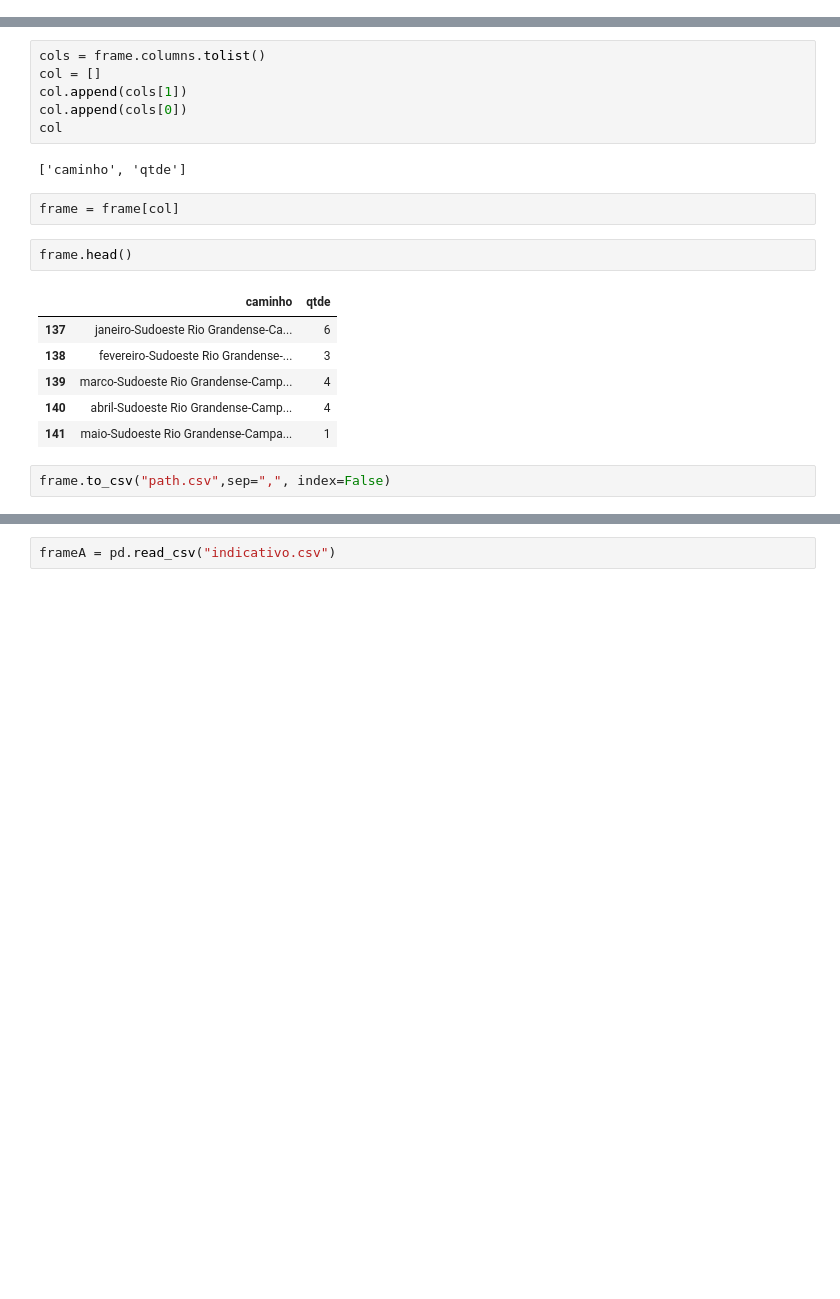
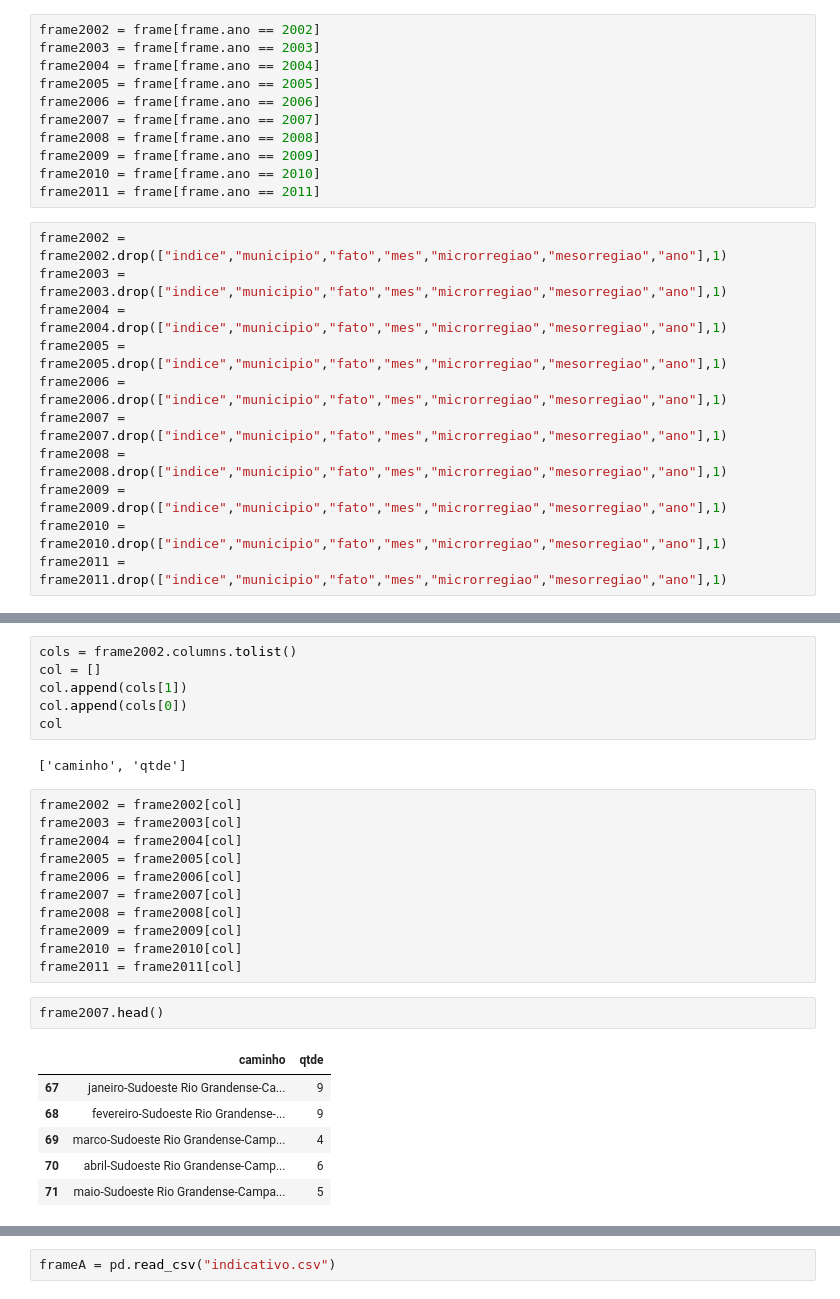
Before and after one commit to lucasmachadorj/crime-s-visualization-RS, a Jupyter notebook: Untitled.ipynb, the cells around one changed output, grey strips where cells are left out. Cells and saved outputs as stored; diff of their text form; blank space fills up the shorter version.

```diff
--- a/Untitled.ipynb
+++ b/Untitled.ipynb
@@ -85 +80,23 @@ frame = frame.drop(["indice","municipio","fato","mes","microrregiao","mesorregia
+# %%
+frame2002 = frame[frame.ano == 2002]
+frame2003 = frame[frame.ano == 2003]
+frame2004 = frame[frame.ano == 2004]
+frame2005 = frame[frame.ano == 2005]
+frame2006 = frame[frame.ano == 2006]
+frame2007 = frame[frame.ano == 2007]
+frame2008 = frame[frame.ano == 2008]
+frame2009 = frame[frame.ano == 2009]
+frame2010 = frame[frame.ano == 2010]
+frame2011 = frame[frame.ano == 2011]
+# %%
+frame2002 = frame2002.drop(["indice","municipio","fato","mes","microrregiao","mesorregiao","ano"],1)
+frame2003 = frame2003.drop(["indice","municipio","fato","mes","microrregiao","mesorregiao","ano"],1)
+frame2004 = frame2004.drop(["indice","municipio","fato","mes","microrregiao","mesorregiao","ano"],1)
+frame2005 = frame2005.drop(["indice","municipio","fato","mes","microrregiao","mesorregiao","ano"],1)
+frame2006 = frame2006.drop(["indice","municipio","fato","mes","microrregiao","mesorregiao","ano"],1)
+frame2007 = frame2007.drop(["indice","municipio","fato","mes","microrregiao","mesorregiao","ano"],1)
+frame2008 = frame2008.drop(["indice","municipio","fato","mes","microrregiao","mesorregiao","ano"],1)
+frame2009 = frame2009.drop(["indice","municipio","fato","mes","microrregiao","mesorregiao","ano"],1)
+frame2010 = frame2010.drop(["indice","municipio","fato","mes","microrregiao","mesorregiao","ano"],1)
+frame2011 = frame2011.drop(["indice","municipio","fato","mes","microrregiao","mesorregiao","ano"],1)
 # %%
@@ -94,21 +111,28 @@ frame.head()
 # %%
-cols = frame.columns.tolist()
+cols = frame2002.columns.tolist()
 col = []
 col.append(cols[1])
 col.append(cols[0])
 col
 # %% [output]
 ['caminho', 'qtde']
-# %%
-frame = frame[col]
+# %%
+frame2002 = frame2002[col]
+frame2003 = frame2003[col]
+frame2004 = frame2004[col]
+frame2005 = frame2005[col]
+frame2006 = frame2006[col]
+frame2007 = frame2007[col]
+frame2008 = frame2008[col]
+frame2009 = frame2009[col]
+frame2010 = frame2010[col]
+frame2011 = frame2011[col]
 # %%
-frame.head()
+frame2007.head()
 # %% [output]
 |  | caminho | qtde |
-| 137 | janeiro-Sudoeste Rio Grandense-Ca... | 6 |
-| 138 | fevereiro-Sudoeste Rio Grandense-... | 3 |
-| 139 | marco-Sudoeste Rio Grandense-Camp... | 4 |
-| 140 | abril-Sudoeste Rio Grandense-Camp... | 4 |
-| 141 | maio-Sudoeste Rio Grandense-Campa... | 1 |
+| 67 | janeiro-Sudoeste Rio Grandense-Ca... | 9 |
+| 68 | fevereiro-Sudoeste Rio Grandense-... | 9 |
+| 69 | marco-Sudoeste Rio Grandense-Camp... | 4 |
+| 70 | abril-Sudoeste Rio Grandense-Camp... | 6 |
+| 71 | maio-Sudoeste Rio Grandense-Campa... | 5 |
-# %%
-frame.to_csv("path.csv",sep=",", index=False)
```
Also changed, not shown: parts of 4 cells of this notebook, 11 other files.
